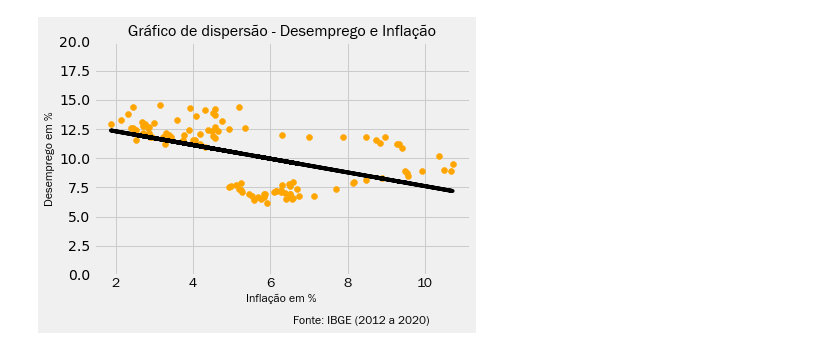
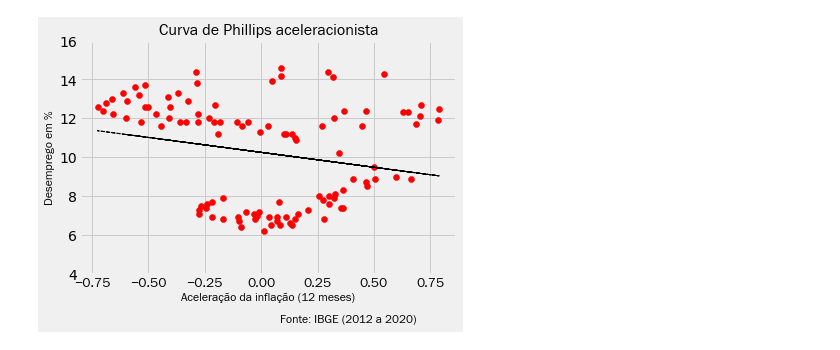
Before and after one commit to pedrogranja97/python, a Jupyter notebook: Regressão.ipynb, the cells around one changed output. Drawn from its saved outputs; the diff is of its cells as text; code cells hidden in the pictures.

```diff
--- a/Regressão.ipynb
+++ b/Regressão.ipynb
@@ -18,4 +25,8 @@ ipca = bcb(13522)
 base = pd.read_excel(r'C:\Users\Pichau\Desktop\txdesemprego.xlsx', index_col = 0, header = 0)
-# %%
-base['IPCA'] = ipca
+# %%
+### obtendo variação da inflação de 12 em 12 meses
+
+base['IPCA'] = (ipca / ipca.shift(12)) - 1
+
+base = base.dropna()
 # %%
@@ -22,16 +35,18 @@ base['IPCA'] = ipca
 y = base['Taxa de desemprego']
 x = base['IPCA']
 # %%
-plt.scatter(x, y, color = 'orange')
+### plotando gráfico
+
+plt.scatter(x, y, color = 'red')
 m, b = np.polyfit(x, y, 1)
 
-plt.plot(x, m*x + b, color = 'black', linestyle = 'solid')
+plt.plot(x, m*x + b, color = 'black', linewidth=1, linestyle = 'dashed')
 plt.ylabel('Desemprego em %', fontsize = 12, fontname = 'Franklin Gothic Book')
-plt.xlabel('Inflação em %', fontsize = 12, fontname = 'Franklin Gothic Book')
-plt.title('Gráfico de dispersão - Desemprego e Inflação', fontsize = 16, fontname = 'Franklin Gothic Book')
-plt.ylim(0, 20)
+plt.xlabel('Aceleração da inflação (12 meses)', fontsize = 12, fontname = 'Franklin Gothic Book')
+plt.title('Curva de Phillips aceleracionista', fontsize = 16, fontname = 'Franklin Gothic Book')
+plt.ylim(4, 16)
 plt.xticks(fontname = 'Franklin Gothic Book')
 plt.figtext(0.7, -0.1, "Fonte: IBGE (2012 a 2020)", ha="center", fontsize=12, fontname = 'Franklin Gothic Book')
 plt.show()
 # %% [output]
-[figure, old version]
+[figure, new version]
```
Also changed, not shown: parts of 8 cells of this notebook.
